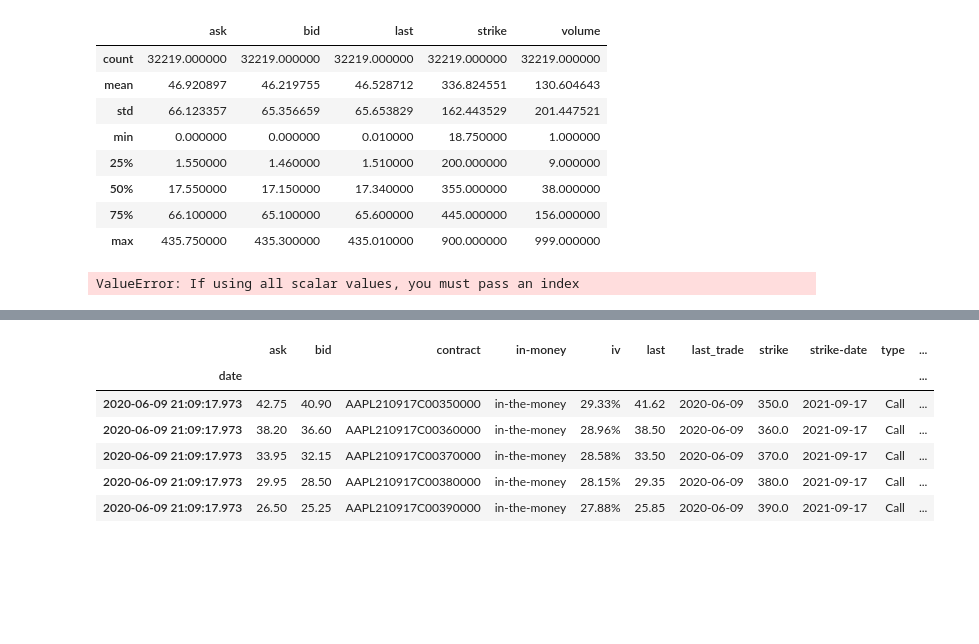
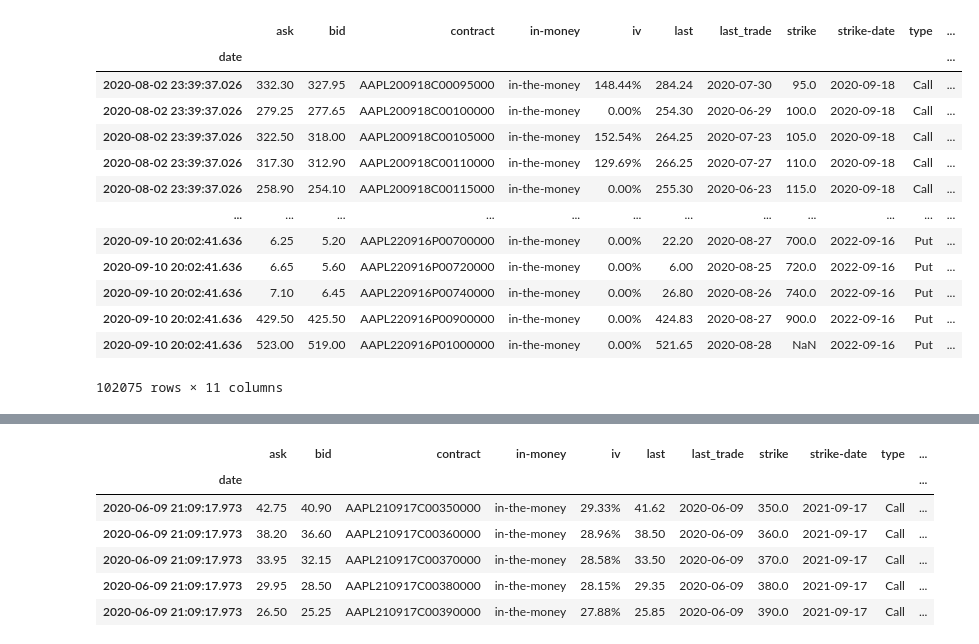
Before and after one commit to andermy/yahooScraper, a Jupyter notebook: Options_analsyis.ipynb, the cells around one changed output, grey strips where cells are left out. Saved outputs shown, nothing was run; the diff lists cells and outputs as text; code cells hidden in the pictures; blank space fills up the shorter version.

Commit message:
new dates

```diff
--- a/Options_analsyis.ipynb
+++ b/Options_analsyis.ipynb
@@ -8,15 +8,20 @@ m = s.stockMongo()
 apple = m.get_options("AAPL")
 # %%
-apple.describe()
+apple
 # %% [output]
-|  | ask | bid | last | strike | volume |
-| count | 32219.000000 | 32219.000000 | 32219.000000 | 32219.000000 | 32219.000000 |
-| mean | 46.920897 | 46.219755 | 46.528712 | 336.824551 | 130.604643 |
-| std | 66.123357 | 65.356659 | 65.653829 | 162.443529 | 201.447521 |
-| min | 0.000000 | 0.000000 | 0.010000 | 18.750000 | 1.000000 |
-| 25% | 1.550000 | 1.460000 | 1.510000 | 200.000000 | 9.000000 |
-| 50% | 17.550000 | 17.150000 | 17.340000 | 355.000000 | 38.000000 |
-| 75% | 66.100000 | 65.100000 | 65.600000 | 445.000000 | 156.000000 |
-| max | 435.750000 | 435.300000 | 435.010000 | 900.000000 | 999.000000 |
+|  | ask | bid | contract | in-money | iv | last | last_trade | strike | strike-date | type | ... |
+| date |  |  |  |  |  |  |  |  |  |  | ... |
+| 2020-08-02 23:39:37.026 | 332.30 | 327.95 | AAPL200918C00095000 | in-the-money | 148.44% | 284.24 | 2020-07-30 | 95.0 | 2020-09-18 | Call | ... |
+| 2020-08-02 23:39:37.026 | 279.25 | 277.65 | AAPL200918C00100000 | in-the-money | 0.00% | 254.30 | 2020-06-29 | 100.0 | 2020-09-18 | Call | ... |
+| 2020-08-02 23:39:37.026 | 322.50 | 318.00 | AAPL200918C00105000 | in-the-money | 152.54% | 264.25 | 2020-07-23 | 105.0 | 2020-09-18 | Call | ... |
+| 2020-08-02 23:39:37.026 | 317.30 | 312.90 | AAPL200918C00110000 | in-the-money | 129.69% | 266.25 | 2020-07-27 | 110.0 | 2020-09-18 | Call | ... |
+| 2020-08-02 23:39:37.026 | 258.90 | 254.10 | AAPL200918C00115000 | in-the-money | 0.00% | 255.30 | 2020-06-23 | 115.0 | 2020-09-18 | Call | ... |
+| ... | ... | ... | ... | ... | ... | ... | ... | ... | ... | ... | ... |
+| 2020-09-10 20:02:41.636 | 6.25 | 5.20 | AAPL220916P00700000 | in-the-money | 0.00% | 22.20 | 2020-08-27 | 700.0 | 2022-09-16 | Put | ... |
+| 2020-09-10 20:02:41.636 | 6.65 | 5.60 | AAPL220916P00720000 | in-the-money | 0.00% | 6.00 | 2020-08-25 | 720.0 | 2022-09-16 | Put | ... |
+| 2020-09-10 20:02:41.636 | 7.10 | 6.45 | AAPL220916P00740000 | in-the-money | 0.00% | 26.80 | 2020-08-26 | 740.0 | 2022-09-16 | Put | ... |
+| 2020-09-10 20:02:41.636 | 429.50 | 425.50 | AAPL220916P00900000 | in-the-money | 0.00% | 424.83 | 2020-08-27 | 900.0 | 2022-09-16 | Put | ... |
+| 2020-09-10 20:02:41.636 | 523.00 | 519.00 | AAPL220916P01000000 | in-the-money | 0.00% | 521.65 | 2020-08-28 | NaN | 2022-09-16 | Put | ... |
+102075 rows × 11 columns
 # %%
 apple = apple.where(apple['last_trade']==apple.index.date).dropna()
@@ -25,4 +28,0 @@ apple = apple['2020-08-09'].where(apple['2020-08-09']['strike-date']=='2021-09-1
-# %%
-apl = m.get_finnhub_prices('AAPL', datetime.datetime.fromisoformat('2020-08-09'), datetime.datetime.now())
-# %% [output]
-ValueError: If using all scalar values, you must pass an index
```
Also changed, not shown: parts of 19 cells of this notebook, 5 other files.
